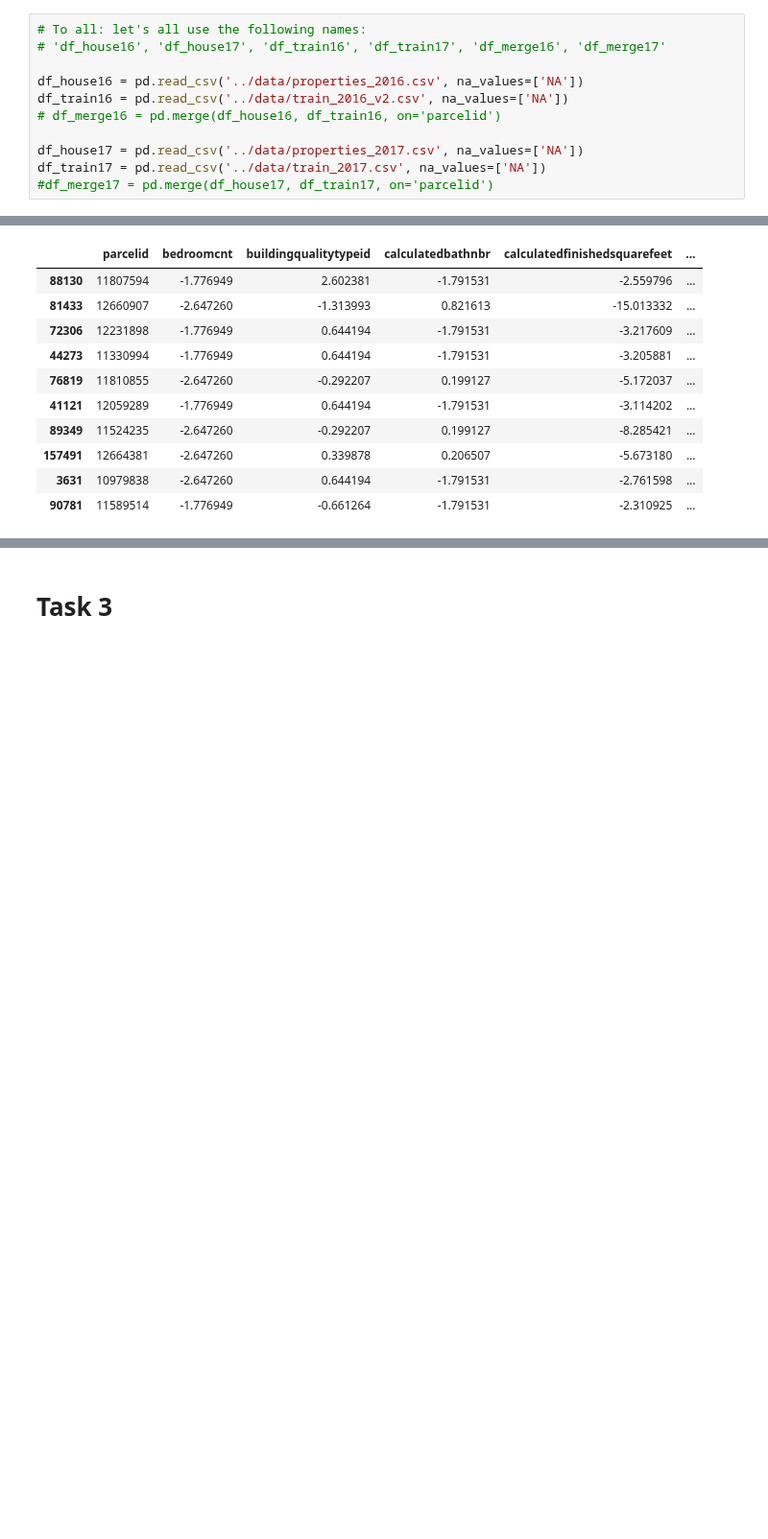
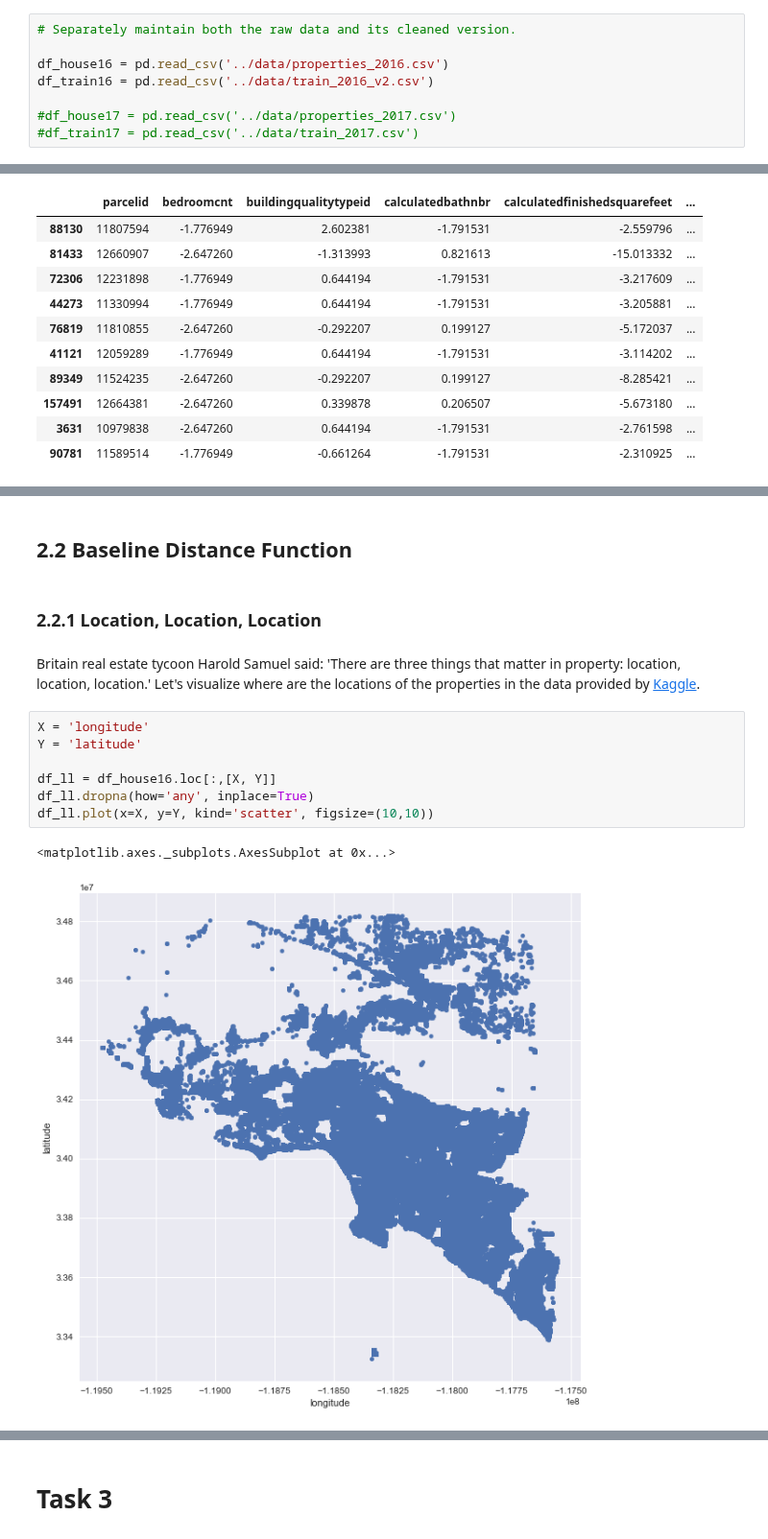
Before and after one commit to caitaozhan/CSE519-Homework-Project, a Jupyter notebook: HW3/HW3.ipynb, the cells around one changed output, grey strips where cells are left out. Shown at 96% size. Drawn from its saved outputs; the diff is of its cells as text; blank space fills up the shorter version.

Commit message:
Finish task 2 distance function baseline.

```diff
--- a/HW3/HW3.ipynb
+++ b/HW3/HW3.ipynb
@@ -29,14 +21,11 @@ from sklearn import linear_model
 # %%
-# To all: let's all use the following names:
-# 'df_house16', 'df_house17', 'df_train16', 'df_train17', 'df_merge16', 'df_merge17'
+# Separately maintain both the raw data and its cleaned version.
 
-df_house16 = pd.read_csv('../data/properties_2016.csv', na_values=['NA'])
-df_train16 = pd.read_csv('../data/train_2016_v2.csv', na_values=['NA'])
-# df_merge16 = pd.merge(df_house16, df_train16, on='parcelid')
+df_house16 = pd.read_csv('../data/properties_2016.csv')
+df_train16 = pd.read_csv('../data/train_2016_v2.csv')
 
-df_house17 = pd.read_csv('../data/properties_2017.csv', na_values=['NA'])
-df_train17 = pd.read_csv('../data/train_2017.csv', na_values=['NA'])
-#df_merge17 = pd.merge(df_house17, df_train17, on='parcelid')
+#df_house17 = pd.read_csv('../data/properties_2017.csv')
+#df_train17 = pd.read_csv('../data/train_2017.csv')
 # %% [markdown]
 # Task 1
 # %%
@@ -147,0 +191,16 @@ least_desirables
+# %% [markdown]
+## 2.2 Baseline Distance Function
+# %% [markdown]
+### 2.2.1 Location, Location, Location
+# %% [markdown]
+Britain real estate tycoon Harold Samuel said: 'There are three things that matter in property: location, location, location.' Let's visualize where are the locations of the properties in the data provided by [Kaggle](https://www.kaggle.com/c/zillow-prize-1/data).
+# %%
+X = 'longitude'
+Y = 'latitude'
+
+df_ll = df_house16.loc[:,[X, Y]]
+df_ll.dropna(how='any', inplace=True)
+df_ll.plot(x=X, y=Y, kind='scatter', figsize=(10,10))
+# %% [output]
+<matplotlib.axes._subplots.AxesSubplot at 0x...>
+[figure, added]
```
Also changed, not shown: parts of 30 cells of this notebook, 2 other files.
